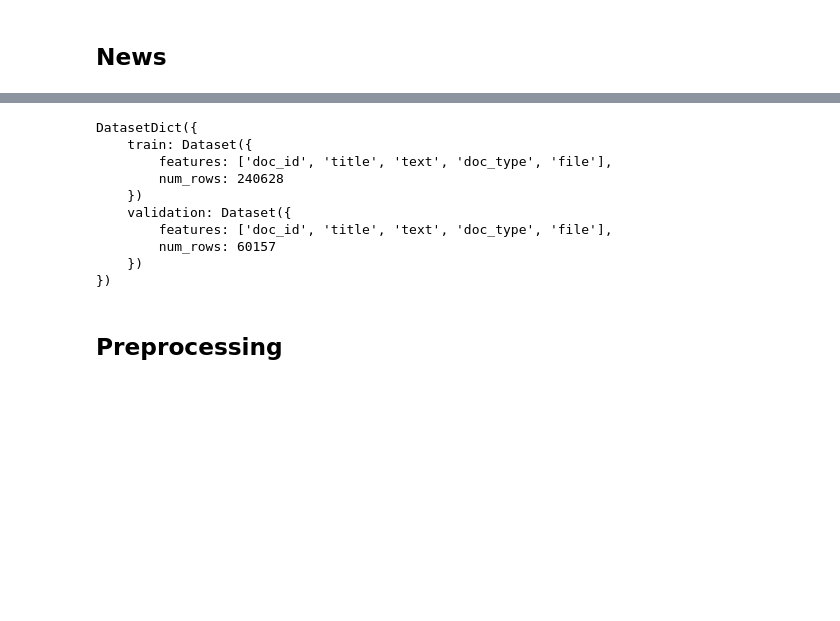
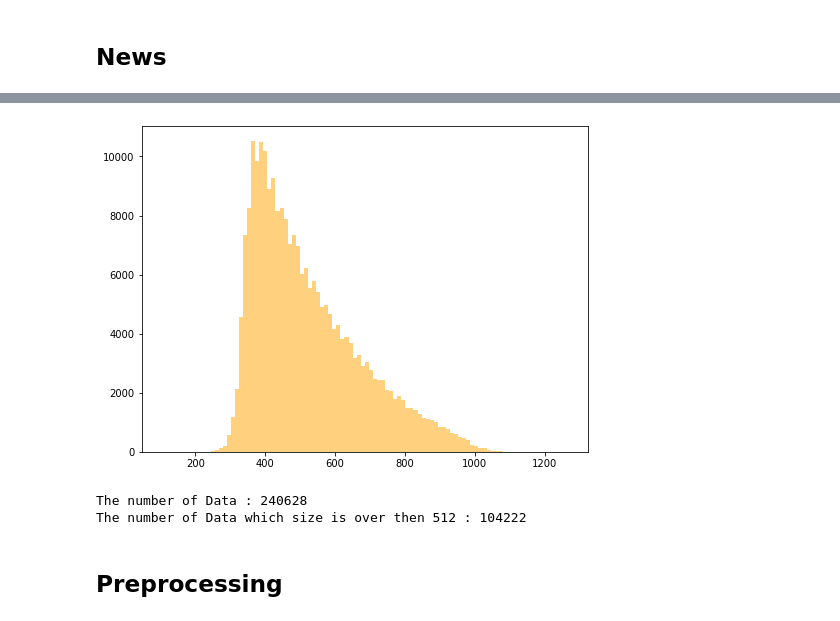
Before and after one commit to boostcampaitech2/final-project-level3-nlp-02, a Jupyter notebook: 1.EDA/preprocessing_docs.ipynb, the cells around one changed output, grey strips where cells are left out. Drawn from its saved outputs; the diff is of its cells as text; code cells hidden in the pictures; blank space fills up the shorter version.

```diff
--- a/1.EDA/preprocessing_docs.ipynb
+++ b/1.EDA/preprocessing_docs.ipynb
@@ -159,6 +89,7 @@ for data in tqdm(train_data) :
 # %% [markdown]
 ## News
 # %%
-news_dataset = law_dataset = load_dataset('metamong1/summarization_news',
+news_dataset = load_dataset('metamong1/summarization_news',
+    download_mode='force_redownload',
     use_auth_token='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')
 # %% [output]
@@ -167,13 +97,0 @@ Dataset news_summarization downloaded and prepared to /opt/ml/.cache/huggingface
-# %%
-news_dataset
-# %% [output]
-DatasetDict({
-    train: Dataset({
-        features: ['doc_id', 'title', 'text', 'doc_type', 'file'],
-        num_rows: 240628
-    })
-    validation: Dataset({
-        features: ['doc_id', 'title', 'text', 'doc_type', 'file'],
-        num_rows: 60157
-    })
-})
@@ -182,7 +98,12 @@ train_data = news_dataset['train']
-# %%
-train_docs = []
-train_titles = []
-
-for data in tqdm(train_data) :
-    train_docs.append(data['text'])
-    train_titles.append(data['title'])
+# %%
+news_train = list(news_dataset['train'])
+news_docs = [data['text'] for data in news_train]
+# %%
+news_tokens = [tokenizer.tokenize(doc) for doc in tqdm(news_docs)]
+news_tokens_len = list(map(len,news_tokens))
+# %%
+plt.figure(figsize = (8,6))
+plt.hist(news_tokens_len, bins=100, alpha=0.5, color='orange')
+plt.show()
+# %% [output]
+[figure, added]
@@ -189,3 +112,9 @@ for data in tqdm(train_data) :
+# %%
+print('The number of Data : %d' %len(news_len_vector))
+print('The number of Data which size is over then 512 : %d' %sum(news_len_vector))
+# %% [output]
+The number of Data : 240628
+The number of Data which size is over then 512 : 104222
 # %% [markdown]
 ## Preprocessing
 # %%
```
Also changed, not shown: parts of 42 cells of this notebook, 1 other file.
